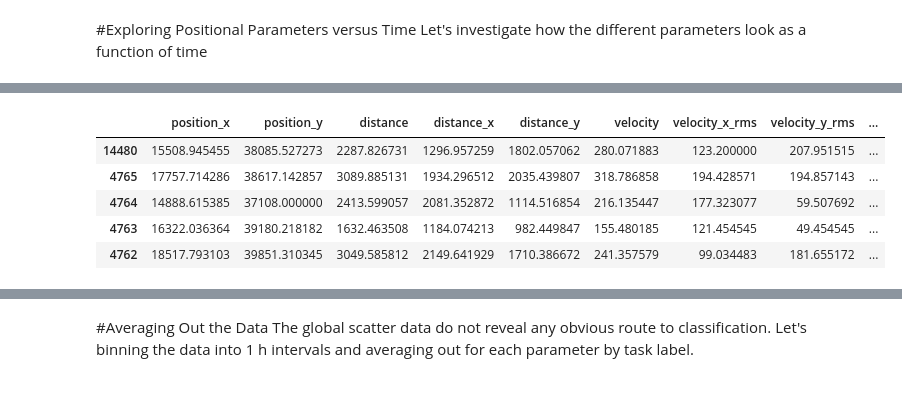
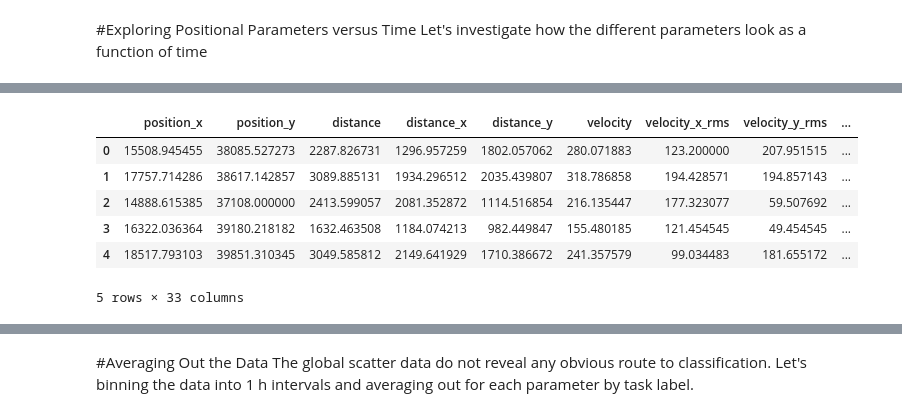
Before and after one commit to baxen/taskcode, a Jupyter notebook: Explore_position_time.ipynb, the cells around one changed output, grey strips where cells are left out. Cells and saved outputs as stored; diff of their text form; code cells hidden in the pictures.

```diff
--- a/Explore_position_time.ipynb
+++ b/Explore_position_time.ipynb
@@ -26,9 +26,14 @@ df = construct_timestamp.load_tasks()
 9471
 1684003
 # %%
-import numpy as np
 names = ['position_x', 'position_y', 'distance', 'distance_x', 'distance_y',
             'velocity', 'velocity_x_rms', 'velocity_y_rms', 'velocity_x', 'velocity_y',
             'acceleration', 'acceleration_x_rms', 'acceleration_y_rms', 'acceleration_x', 'acceleration_y', 'float_time']
-for k, name in enumerate(names):
-    df[name] = map(list, df.iloc[:, (6+30*k):(6 + 30*(k + 1))].values)
+names_stds = []
+for i in range(15):
+    names_stds.append(names[i] + ' std')
+names += names_stds
+names
+for k,name in enumerate(names):
+    df[name] = map(list, df.iloc[:, (6 + 30*k):(6 + 30*(k+1))].values)
+df
@@ -50,18 +74,20 @@ for name in names:
 # %%
 df2 = pd.DataFrame()
 for i,name in enumerate(names):
     df2[name] = pd.Series(column_data[i])
 df2['label'] = pd.Series(label_vector_maker())
 df2 = df2.sort(columns = 'label', ascending = True)
 df2['int_time'] = df2.float_time.astype(int)
+df2.index = range(len(df2))
 df2.head()
 # %% [output]
 |  | position_x | position_y | distance | distance_x | distance_y | velocity | velocity_x_rms | velocity_y_rms | ... |
-| 14480 | 15508.945455 | 38085.527273 | 2287.826731 | 1296.957259 | 1802.057062 | 280.071883 | 123.200000 | 207.951515 | ... |
-| 4765 | 17757.714286 | 38617.142857 | 3089.885131 | 1934.296512 | 2035.439807 | 318.786858 | 194.428571 | 194.857143 | ... |
-| 4764 | 14888.615385 | 37108.000000 | 2413.599057 | 2081.352872 | 1114.516854 | 216.135447 | 177.323077 | 59.507692 | ... |
-| 4763 | 16322.036364 | 39180.218182 | 1632.463508 | 1184.074213 | 982.449847 | 155.480185 | 121.454545 | 49.454545 | ... |
-| 4762 | 18517.793103 | 39851.310345 | 3049.585812 | 2149.641929 | 1710.386672 | 241.357579 | 99.034483 | 181.655172 | ... |
+| 0 | 15508.945455 | 38085.527273 | 2287.826731 | 1296.957259 | 1802.057062 | 280.071883 | 123.200000 | 207.951515 | ... |
+| 1 | 17757.714286 | 38617.142857 | 3089.885131 | 1934.296512 | 2035.439807 | 318.786858 | 194.428571 | 194.857143 | ... |
+| 2 | 14888.615385 | 37108.000000 | 2413.599057 | 2081.352872 | 1114.516854 | 216.135447 | 177.323077 | 59.507692 | ... |
+| 3 | 16322.036364 | 39180.218182 | 1632.463508 | 1184.074213 | 982.449847 | 155.480185 | 121.454545 | 49.454545 | ... |
+| 4 | 18517.793103 | 39851.310345 | 3049.585812 | 2149.641929 | 1710.386672 | 241.357579 | 99.034483 | 181.655172 | ... |
+5 rows × 33 columns
 # %%
 import matplotlib.pyplot as plt
 import seaborn as sns
```
Also changed, not shown: parts of 5 cells of this notebook.
